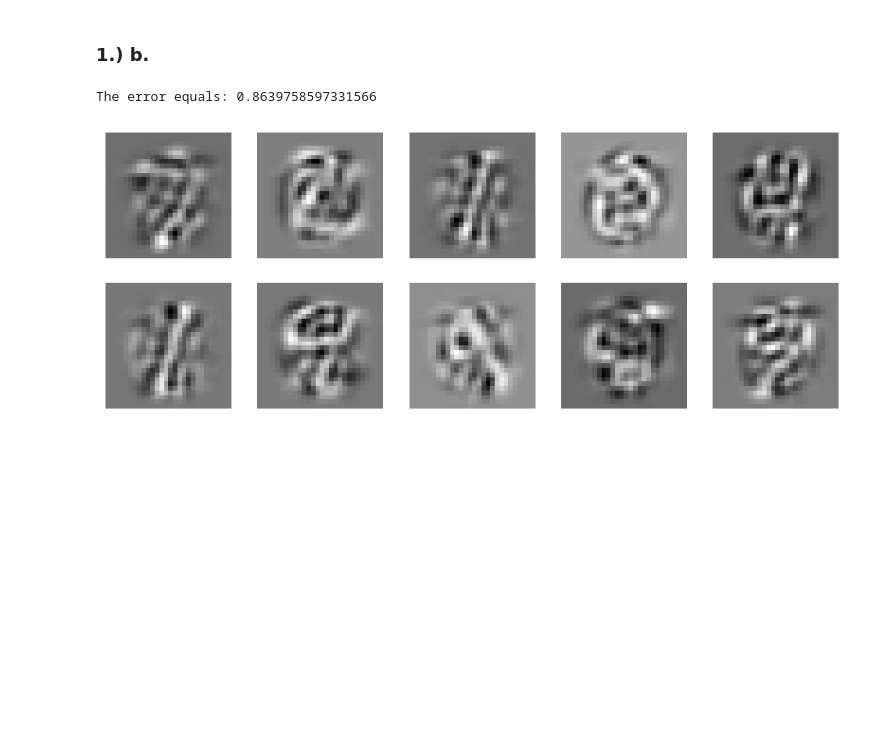
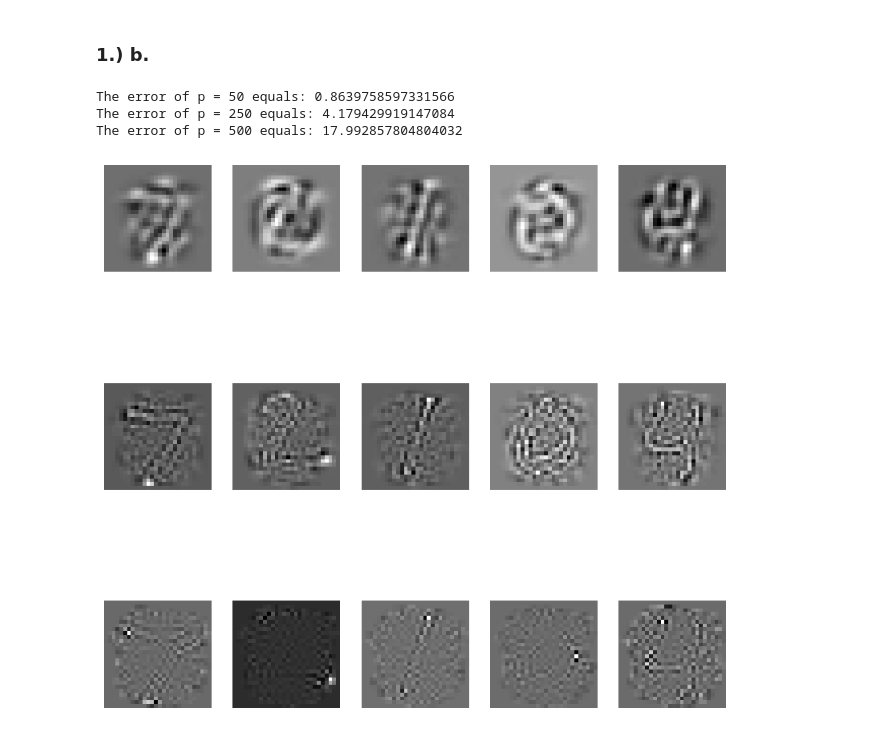
Before and after one commit to samuelgecik/MIS_Zadanie, a Jupyter notebook: PCA_mnist.ipynb, the cells around one changed output. Drawn from its saved outputs; the diff is of its cells as text; code cells hidden in the pictures; blank space fills up the shorter version.

```diff
--- a/PCA_mnist.ipynb
+++ b/PCA_mnist.ipynb
@@ -51,30 +53,35 @@ plt.show()
 # %% [markdown]
 ### 1.) b.
 # %%
-p = 50
-eigenvalues_p = eigenvalues[:p]
-eigenvectors_p = eigenvectors[:, :p]
+p =  [50, 250, 500]
+off = 0
+plt.figure(figsize=(10, 10))
+for i in p:
+    eigenvalues_p = eigenvalues[:i]
+    eigenvectors_p = eigenvectors[:, :i]
 
-# calculate the projection matrix
-projection_matrix = eigenvectors_p @ np.diag(eigenvalues_p ** -0.5)
+    # calculate the projection matrix
+    projection_matrix = eigenvectors_p @ np.diag(eigenvalues_p ** -0.5)
 
-# project the data
-projected_data = test_set_array.T @ projection_matrix
+    # project the data
+    projected_data = test_set_array.T @ projection_matrix
 
-# reconstruct the data
-reconstructed_data = projected_data @ projection_matrix.T
+    # reconstruct the data
+    reconstructed_data = projected_data @ projection_matrix.T
 
-# calculate the error
-error = np.linalg.norm(test_set_array - reconstructed_data.T) / np.linalg.norm(test_set_array)
-print(f"The error equals: {error}")
+    # calculate the error
+    error = np.linalg.norm(test_set_array - reconstructed_data.T) / np.linalg.norm(test_set_array)
+    print(f"The error of p = {i} equals: {error}")
 
-# visualize the images
-plt.figure(figsize=(10, 10))
-for i in range(10):
-    plt.subplot(5, 5, i + 1)
-    plt.imshow(reconstructed_data.T[i].astype(np.float64).reshape(28, 28), cmap='gray')
-    plt.axis('off')
+    # visualize the images
+    for j in range(5):
+        plt.subplot(3, 5, j + off + 1)
+        plt.imshow(reconstructed_data.T[j].astype(np.float64).reshape(28, 28), cmap='gray')
+        plt.axis('off')
+    off += 5
 plt.show()
 # %% [output]
-The error equals: 0.8639758597331566
+The error of p = 50 equals: 0.8639758597331566
+The error of p = 250 equals: 4.179429919147084
+The error of p = 500 equals: 17.992857804804032
-[figure, old version]
+[figure, new version]
```
Also changed, not shown: parts of 1 cell of this notebook.
